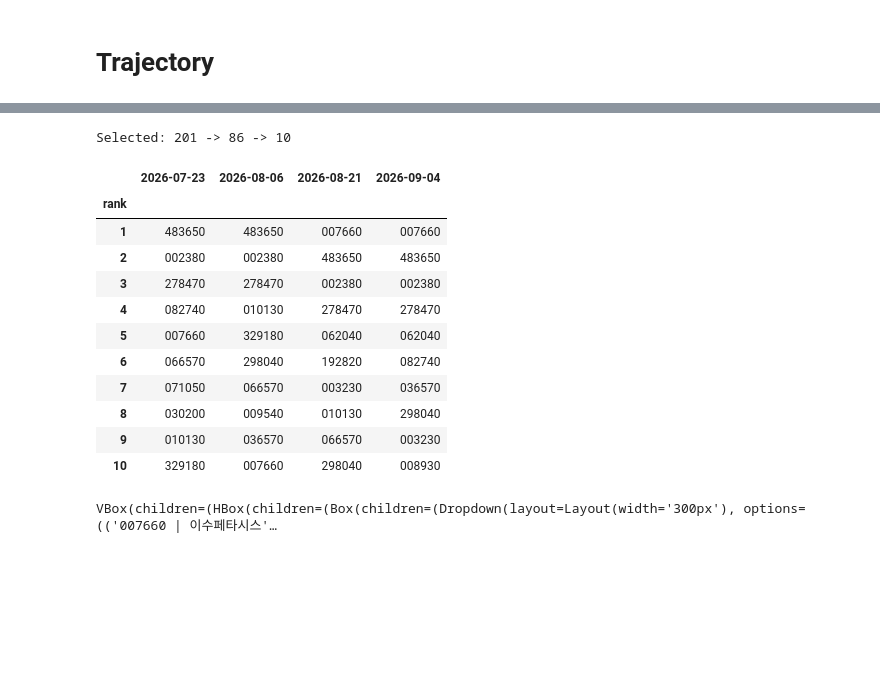
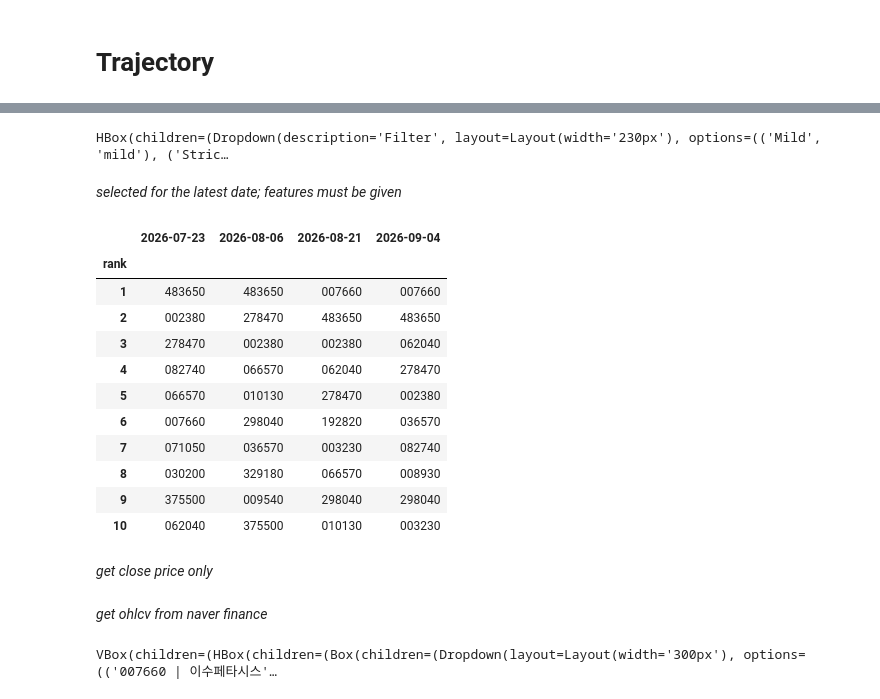
Before and after one commit to lbk209/stocksift, a Jupyter notebook: example_stock_selection_long_v4.ipynb, the cells around one changed output, grey strips where cells are left out. Drawn from its saved outputs; the diff is of its cells as text; code cells hidden in the pictures; blank space fills up the shorter version.

Commit message:
create recipe widget

```diff
--- a/example_stock_selection_long_v4.ipynb
+++ b/example_stock_selection_long_v4.ipynb
@@ -215,5 +207,9 @@ policies = [LongThresholdFilter(), LongEqualGroupScore()]
-# %%
-selected = apply_selection(features, policies)
-tickers = selected['ticker'].to_list()
-# %% [output]
-Selected: 201 -> 86 -> 10
+# %%
+#features = assessment.assess()
+features = None
+# %%
+controls = long_selection_widget(features)
+# %% [output]
+HBox(children=(Dropdown(description='Filter', layout=Layout(width='230px'), options=(('Mild', 'mild'), ('Stric…
+# %% [markdown]
+*selected for the latest date; features must be given*
@@ -220,21 +218,25 @@ Selected: 201 -> 86 -> 10
 # %%
 kw = dict(
-    top_n = 10, freq = 10, periods = 4,
-    as_of = None, policies = policies
+    freq = 10, periods = 4,
+    top_n = controls.value['top_n'],
+    policies = controls.policies
 )
 
-selection_trajectory(assessment, style=True, **kw)
+selected = selection_trajectory(assessment, style=True, **kw)
+selected
 # %% [output]
 |  | 2026-07-23 | 2026-08-06 | 2026-08-21 | 2026-09-04 |
 | rank |  |  |  |  |
 | 1 | 483650 | 483650 | 007660 | 007660 |
-| 2 | 002380 | 002380 | 483650 | 483650 |
-| 3 | 278470 | 278470 | 002380 | 002380 |
-| 4 | 082740 | 010130 | 278470 | 278470 |
-| 5 | 007660 | 329180 | 062040 | 062040 |
-| 6 | 066570 | 298040 | 192820 | 082740 |
-| 7 | 071050 | 066570 | 003230 | 036570 |
-| 8 | 030200 | 009540 | 010130 | 298040 |
-| 9 | 010130 | 036570 | 066570 | 003230 |
-| 10 | 329180 | 007660 | 298040 | 008930 |
+| 2 | 002380 | 278470 | 483650 | 483650 |
+| 3 | 278470 | 002380 | 002380 | 062040 |
+| 4 | 082740 | 066570 | 062040 | 278470 |
+| 5 | 066570 | 010130 | 278470 | 002380 |
+| 6 | 007660 | 298040 | 192820 | 036570 |
+| 7 | 071050 | 036570 | 003230 | 082740 |
+| 8 | 030200 | 329180 | 066570 | 008930 |
+| 9 | 375500 | 009540 | 298040 | 298040 |
+| 10 | 062040 | 375500 | 010130 | 003230 |
+# %% [markdown]
+*get close price only*
 # %%
@@ -242 +244,3 @@ prices = assessment.prices
+# %% [markdown]
+*get ohlcv from naver finance*
 # %%
```
Also changed, not shown: parts of 10 cells of this notebook, 2 other files.
